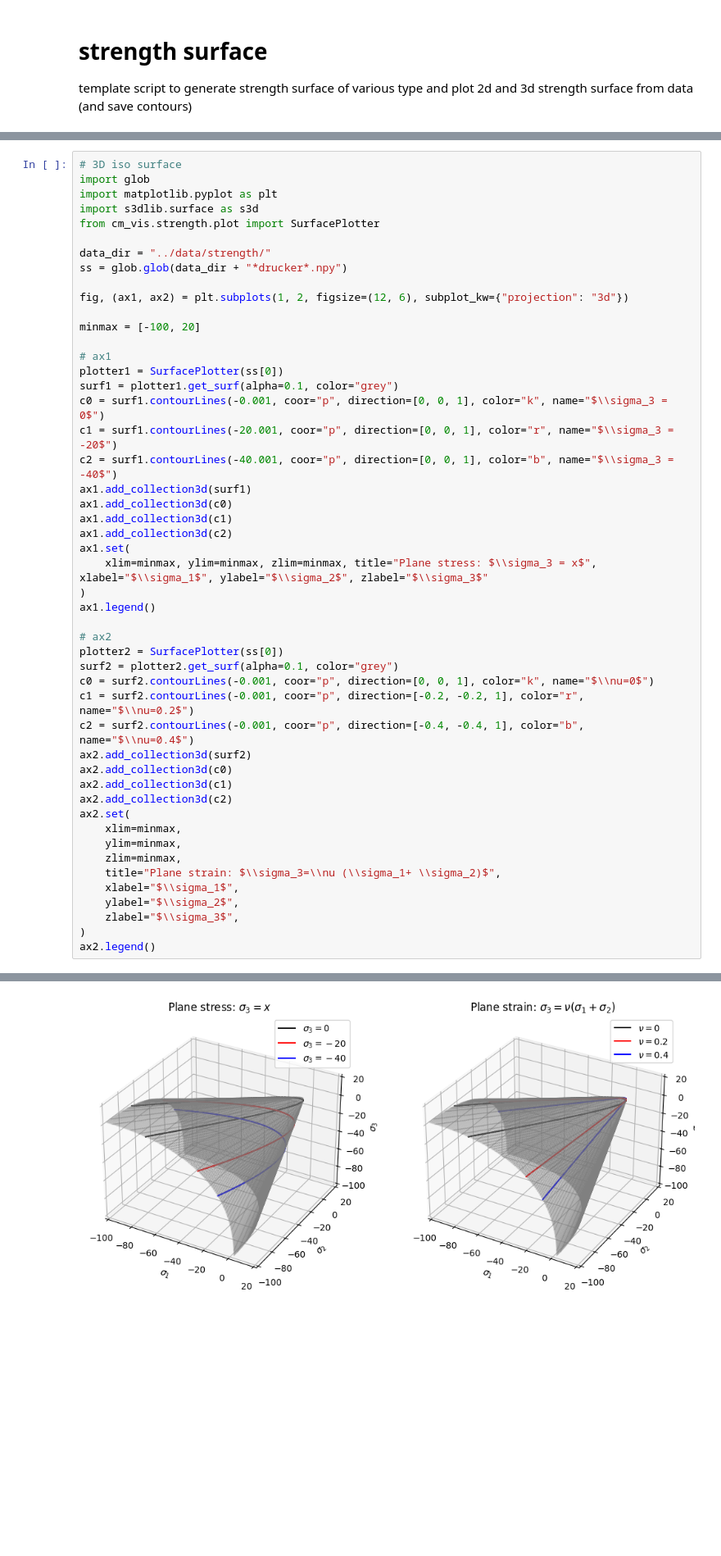
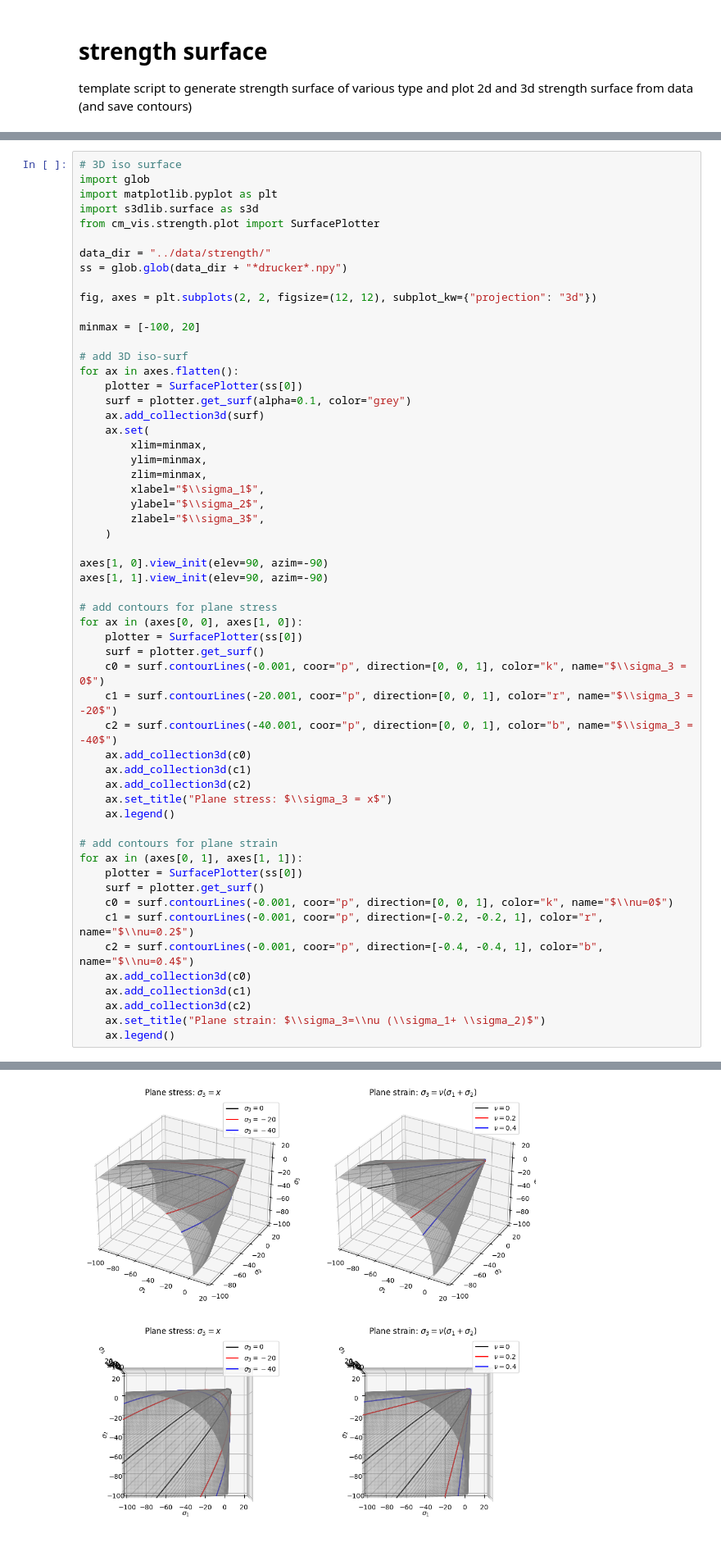
Before and after one commit to lyyc199586/cm-vis, a Jupyter notebook: examples/strength_plot.ipynb, the cells around one changed output, grey strips where cells are left out. Shown at 82% size. Drawn from its saved outputs; the diff is of its cells as text; blank space fills up the shorter version.

```diff
--- a/examples/strength_plot.ipynb
+++ b/examples/strength_plot.ipynb
@@ -36,43 +36,50 @@ from cm_vis.strength.plot import SurfacePlotter
 data_dir = "../data/strength/"
 ss = glob.glob(data_dir + "*drucker*.npy")
 
-fig, (ax1, ax2) = plt.subplots(1, 2, figsize=(12, 6), subplot_kw={"projection": "3d"})
+fig, axes = plt.subplots(2, 2, figsize=(12, 12), subplot_kw={"projection": "3d"})
 
 minmax = [-100, 20]
 
-# ax1
-plotter1 = SurfacePlotter(ss[0])
-surf1 = plotter1.get_surf(alpha=0.1, color="grey")
-c0 = surf1.contourLines(-0.001, coor="p", direction=[0, 0, 1], color="k", name="$\\sigma_3 = 0$")
-c1 = surf1.contourLines(-20.001, coor="p", direction=[0, 0, 1], color="r", name="$\\sigma_3 = -20$")
-c2 = surf1.contourLines(-40.001, coor="p", direction=[0, 0, 1], color="b", name="$\\sigma_3 = -40$")
-ax1.add_collection3d(surf1)
-ax1.add_collection3d(c0)
-ax1.add_collection3d(c1)
-ax1.add_collection3d(c2)
-ax1.set(
-    xlim=minmax, ylim=minmax, zlim=minmax, title="Plane stress: $\\sigma_3 = x$", xlabel="$\\sigma_1$", ylabel="$\\sigma_2$", zlabel="$\\sigma_3$"
-)
-ax1.legend()
+# add 3D iso-surf
+for ax in axes.flatten():
+    plotter = SurfacePlotter(ss[0])
+    surf = plotter.get_surf(alpha=0.1, color="grey")
+    ax.add_collection3d(surf)
+    ax.set(
+        xlim=minmax,
+        ylim=minmax,
+        zlim=minmax,
+        xlabel="$\\sigma_1$",
+        ylabel="$\\sigma_2$",
+        zlabel="$\\sigma_3$",
+    )
 
-# ax2
-plotter2 = SurfacePlotter(ss[0])
-surf2 = plotter2.get_surf(alpha=0.1, color="grey")
-c0 = surf2.contourLines(-0.001, coor="p", direction=[0, 0, 1], color="k", name="$\\nu=0$")
-c1 = surf2.contourLines(-0.001, coor="p", direction=[-0.2, -0.2, 1], color="r", name="$\\nu=0.2$")
-c2 = surf2.contourLines(-0.001, coor="p", direction=[-0.4, -0.4, 1], color="b", name="$\\nu=0.4$")
-ax2.add_collection3d(surf2)
-ax2.add_collection3d(c0)
-ax2.add_collection3d(c1)
-ax2.add_collection3d(c2)
-ax2.set(
-    xlim=minmax,
-    ylim=minmax,
-    zlim=minmax,
-    title="Plane strain: $\\sigma_3=\\nu (\\sigma_1+ \\sigma_2)$",
-    xlabel="$\\sigma_1$",
-    ylabel="$\\sigma_2$",
-    zlabel="$\\sigma_3$",
-)
-ax2.legend()
+axes[1, 0].view_init(elev=90, azim=-90)
+axes[1, 1].view_init(elev=90, azim=-90)
+
+# add contours for plane stress
+for ax in (axes[0, 0], axes[1, 0]):
+    plotter = SurfacePlotter(ss[0])
+    surf = plotter.get_surf()
+    c0 = surf.contourLines(-0.001, coor="p", direction=[0, 0, 1], color="k", name="$\\sigma_3 = 0$")
+    c1 = surf.contourLines(-20.001, coor="p", direction=[0, 0, 1], color="r", name="$\\sigma_3 = -20$")
+    c2 = surf.contourLines(-40.001, coor="p", direction=[0, 0, 1], color="b", name="$\\sigma_3 = -40$")
+    ax.add_collection3d(c0)
+    ax.add_collection3d(c1)
+    ax.add_collection3d(c2)
+    ax.set_title("Plane stress: $\\sigma_3 = x$")
+    ax.legend()
+
+# add contours for plane strain
+for ax in (axes[0, 1], axes[1, 1]):
+    plotter = SurfacePlotter(ss[0])
+    surf = plotter.get_surf()
+    c0 = surf.contourLines(-0.001, coor="p", direction=[0, 0, 1], color="k", name="$\\nu=0$")
+    c1 = surf.contourLines(-0.001, coor="p", direction=[-0.2, -0.2, 1], color="r", name="$\\nu=0.2$")
+    c2 = surf.contourLines(-0.001, coor="p", direction=[-0.4, -0.4, 1], color="b", name="$\\nu=0.4$")
+    ax.add_collection3d(c0)
+    ax.add_collection3d(c1)
+    ax.add_collection3d(c2)
+    ax.set_title("Plane strain: $\\sigma_3=\\nu (\\sigma_1+ \\sigma_2)$")
+    ax.legend()
 # %% [output]
@@ -80,4 +86,4 @@ ax2.legend()
-[figure, old version]
+[figure, new version]
 # %%
 # 2D plane stress, and 2D plane strain
 import glob
```
Also changed, not shown: parts of 1 cell of this notebook, 1 other file.
